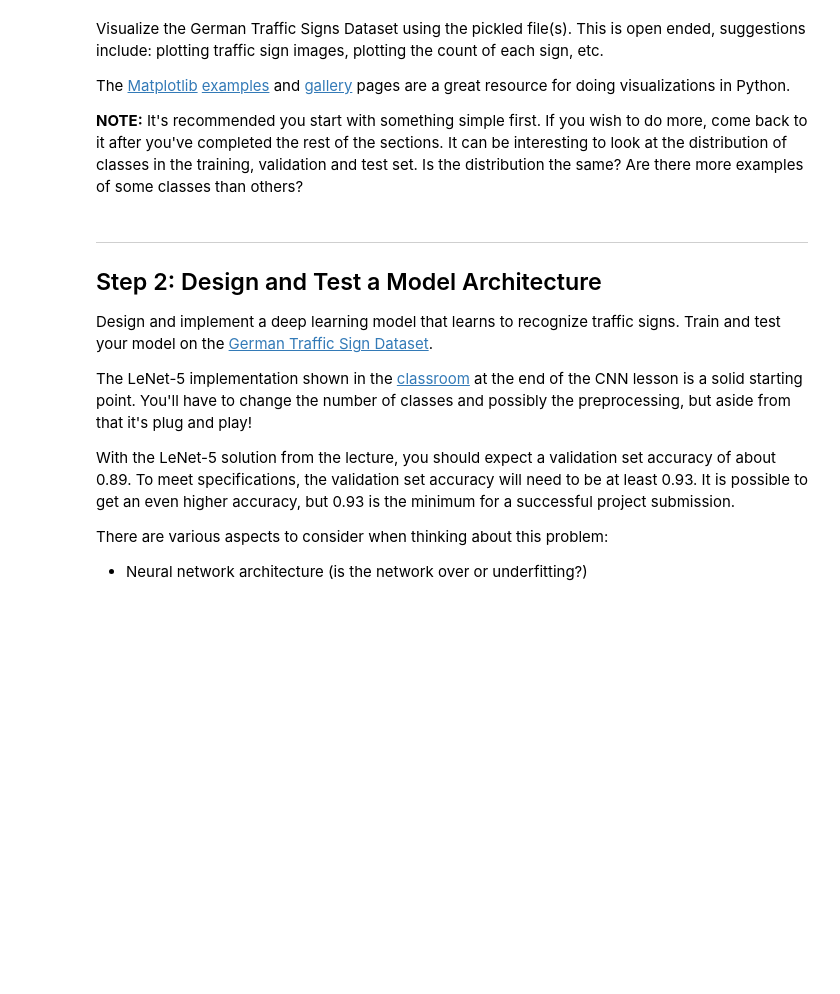
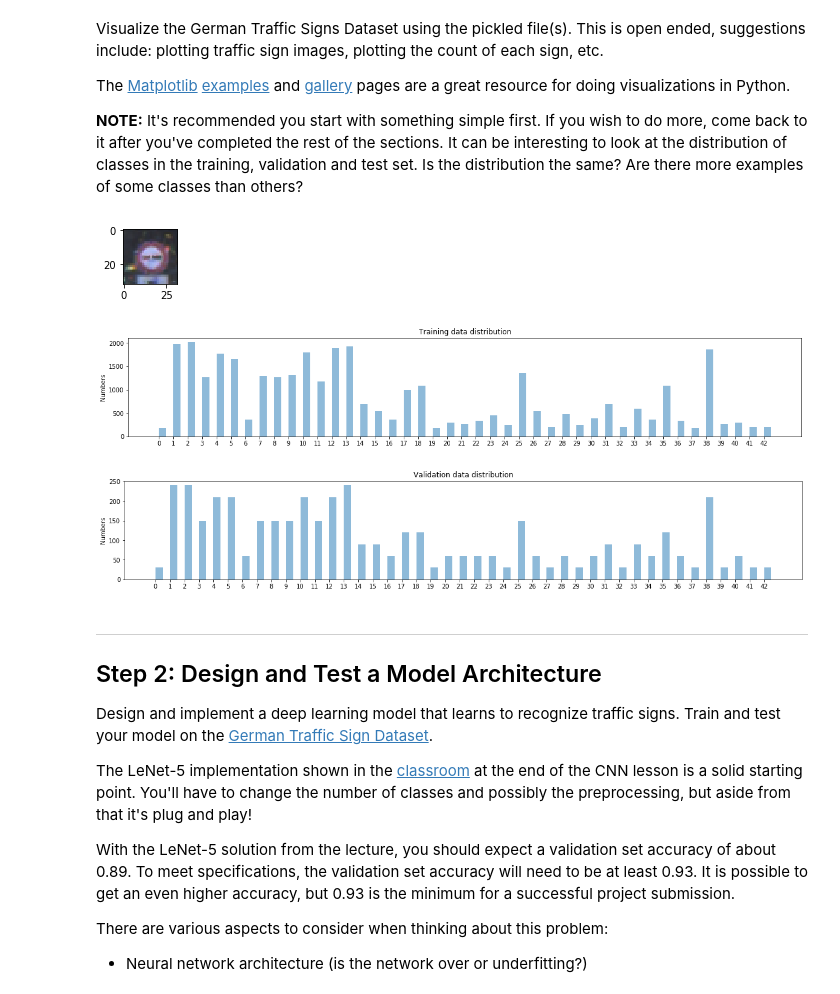
Before and after one commit to udacity/CarND-Traffic-Sign-Classifier-Project, a Jupyter notebook: Traffic_Sign_Classifier.ipynb, the cells around one changed output. Drawn from its saved outputs; the diff is of its cells as text; code cells hidden in the pictures; blank space fills up the shorter version.

Commit message:
test pass edition

```diff
--- a/Traffic_Sign_Classifier.ipynb
+++ b/Traffic_Sign_Classifier.ipynb
@@ -58,22 +58,18 @@ Complete the basic data summary below. Use python, numpy and/or pandas methods t
 ### Replace each question mark with the appropriate value.
 ### Use python, pandas or numpy methods rather than hard coding the results
 
-# TODO: Number of training examples
-n_train = ?
+import pandas as pd
 
-# TODO: Number of validation examples
-n_validation = ?
+n_train = len(X_train)
+n_validation = len(X_valid)
+n_test = len(X_test)
 
-# TODO: Number of testing examples.
-n_test = ?
+image_shape = X_train[0].shape
 
-# TODO: What's the shape of an traffic sign image?
-image_shape = ?
-
-# TODO: How many unique classes/labels there are in the dataset.
-n_classes = ?
+n_classes = len(open('signnames.csv','r').readlines()) - 1
 
 print("Number of training examples =", n_train)
+print("Number of validation examples =", n_validation)
 print("Number of testing examples =", n_test)
 print("Image data shape =", image_shape)
 print("Number of classes =", n_classes)
@@ -94,3 +90,43 @@ import matplotlib.pyplot as plt
+# %%
+### Data exploration visualization code goes here.
+### Feel free to use as many code cells as needed.
+import matplotlib.pyplot as plt
+# Visualizations will be shown in the notebook.
+%matplotlib inline
+
+# choose a random picture to display
+sample = np.random.randint(0, n_train)
+image = X_train[sample]
+plt.figure(figsize=(1,1))
+plt.imshow(image)
+
+plt.savefig('.\\writeup\\' + str(sample) + '.png')
+
+# Visualize training data distribution
+x = np.arange(0, n_classes, 1)
+train_distribution = np.bincount(y_train)
+
+plt.figure(figsize=(20, 3))
+plt.bar(x, train_distribution, align='edge', alpha=0.5, width=0.5)
+plt.xticks(x, x)
+plt.ylabel('Numbers')
+plt.title('Training data distribution')
+plt.show()
+
+# Visualize validation data distribution
+x = np.arange(0, n_classes, 1)
+valid_distribution = np.bincount(y_valid)
+
+plt.figure(figsize=(20, 3))
+plt.bar(x, valid_distribution, align='edge', alpha=0.5, width=0.5)
+plt.xticks(x, x)
+plt.ylabel('Numbers')
+plt.title('Validation data distribution')
+plt.show()
+# %% [output]
+[figure, added]
+[figure, added]
+[figure, added]
 # %% [markdown]
 ----
 
```
Also changed, not shown: parts of 24 cells of this notebook, 24 other files.
